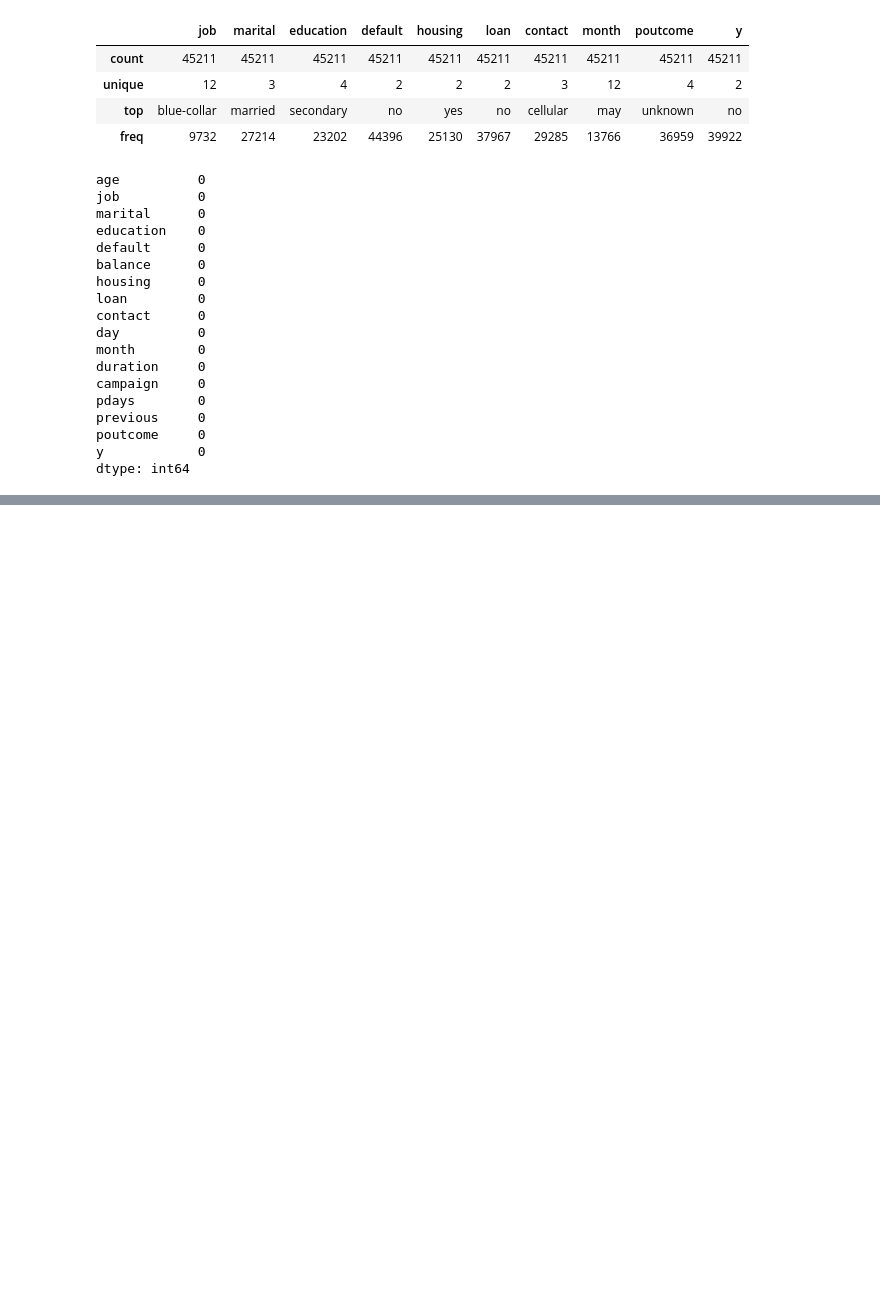
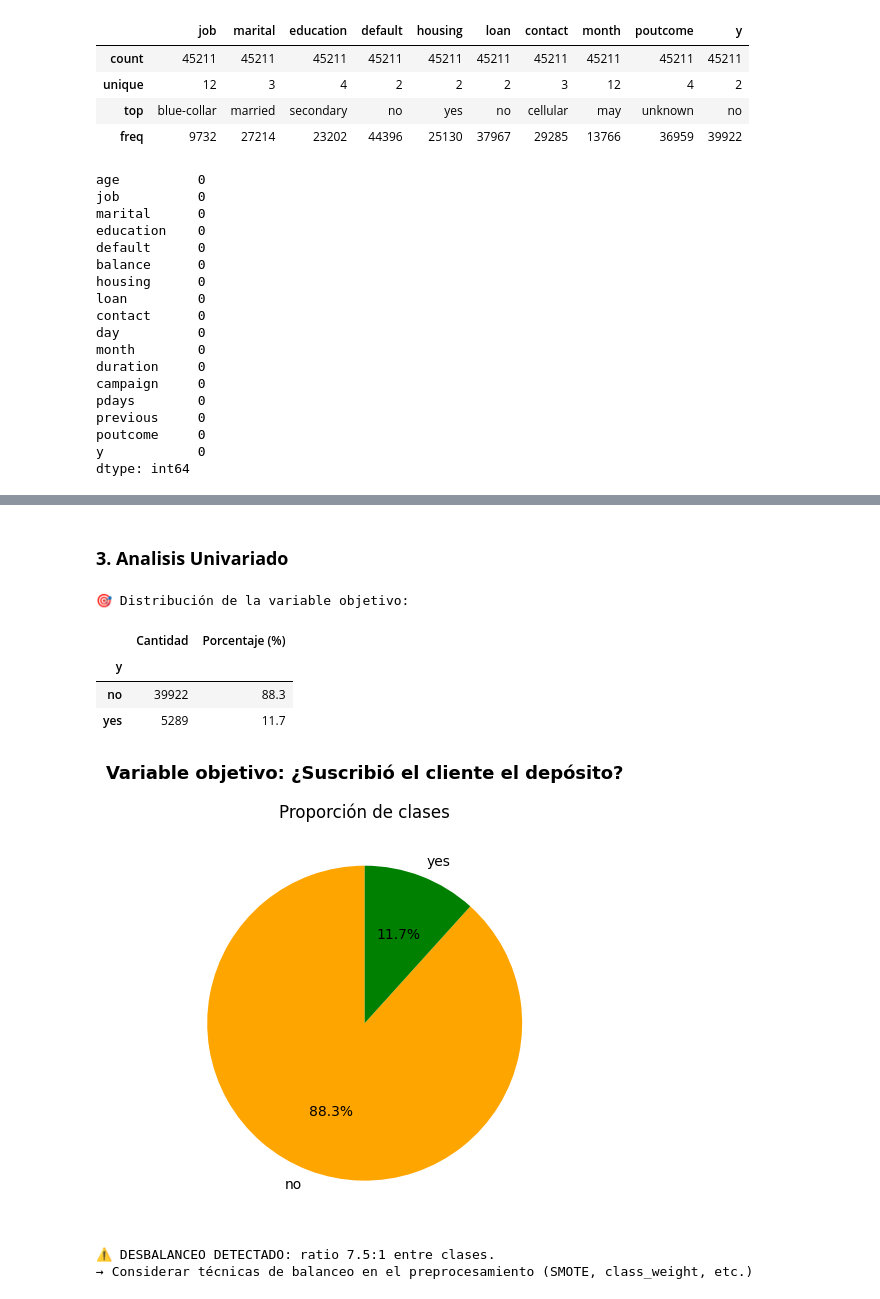
Before and after one commit to Bootcamp-IA-P6/Proyecto6_Clasificacion_Equipo2, a Jupyter notebook: notebook/00_eda.ipynb, the cells around one changed output, grey strips where cells are left out. Cells and saved outputs as stored; diff of their text form; code cells hidden in the pictures; blank space fills up the shorter version.

```diff
--- a/notebook/00_eda.ipynb
+++ b/notebook/00_eda.ipynb
@@ -209,0 +184,31 @@ else:
+# %% [markdown]
+### **3. Analisis Univariado**
+# %%
+target_col = 'y'   # ← nombre de la variable objetivo
+conteo = df[target_col].value_counts()
+porcentaje = df[target_col].value_counts(normalize=True).mul(100).round(2)
+print('🎯 Distribución de la variable objetivo:\n')
+resumen_target = pd.DataFrame({'Cantidad': conteo, 'Porcentaje (%)': porcentaje})
+display(resumen_target)
+
+# Gráfico circular
+plt.pie(conteo.values, labels=conteo.index, autopct='%1.1f%%', colors=['orange', 'green'], startangle=90)
+plt.title('Proporción de clases')
+plt.suptitle('Variable objetivo: ¿Suscribió el cliente el depósito?', fontsize=13, fontweight='bold')
+plt.tight_layout()
+plt.show()
+ratio = conteo.max() / conteo.min()
+if ratio > 3:
+    print(f'\n⚠️ DESBALANCEO DETECTADO: ratio {ratio:.1f}:1 entre clases.')
+    print('→ Considerar técnicas de balanceo en el preprocesamiento (SMOTE, class_weight, etc.)')
+else:
+    print(f'\n✅ Las clases están razonablemente balanceadas (ratio {ratio:.1f}:1).')
+# %% [output]
+🎯 Distribución de la variable objetivo:
+|  | Cantidad | Porcentaje (%) |
+| y |  |  |
+| no | 39922 | 88.3 |
+| yes | 5289 | 11.7 |
+[figure, added]
+⚠️ DESBALANCEO DETECTADO: ratio 7.5:1 entre clases.
+→ Considerar técnicas de balanceo en el preprocesamiento (SMOTE, class_weight, etc.)
```
Also changed, not shown: parts of 15 cells of this notebook.
